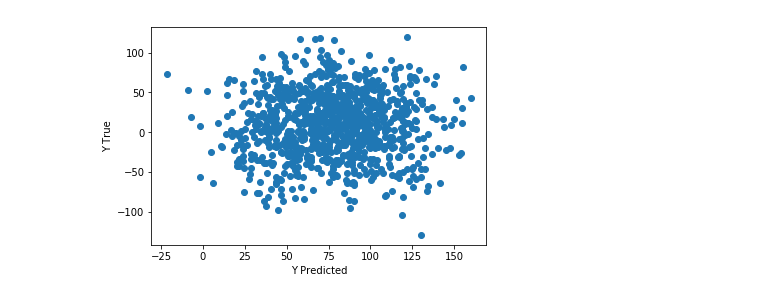
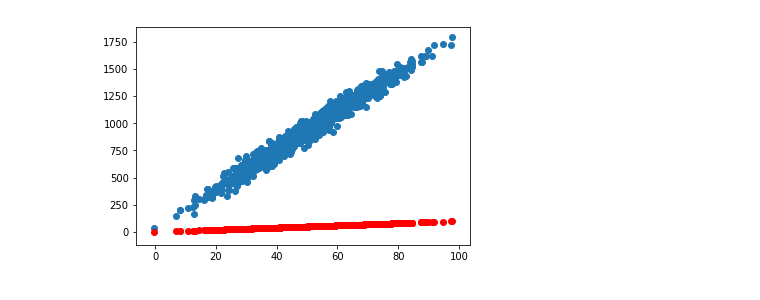
Before and after one commit to learn-co-curriculum/aug-ds-ft-2020-notebooks, a Jupyter notebook: topic23/lesson-gradient-descent.ipynb, the cells around one changed output. Saved outputs shown, nothing was run; the diff lists cells and outputs as text; code cells hidden in the pictures.

```diff
--- a/topic23/lesson-gradient-descent.ipynb
+++ b/topic23/lesson-gradient-descent.ipynb
@@ -19,12 +71,12 @@ YWBAT
 # %%
 # let's do some dumb form of finding a good coefficient
 
-betas = np.array([0, 1])
-y = np.random.randint(20, 100, 1000)
-noise = np.random.normal(20, 20, 1000)
-y = y + noise
-ones = np.ones(shape=(1000,))
-col1 = np.random.normal(10, 40, 1000)
-x = np.column_stack((ones, col1))
+beta1 = 1
 
-yhat = x.dot(betas)
+true_slope = np.random.randint(-20, 25)
+
+x = np.random.normal(50, 15, 1000)
+noise = np.random.normal(30, 50, 1000)
+y = true_slope*x + noise
+
+yhat = beta1*x
@@ -43,4 +83,6 @@ def plot_error(y, yhat):
-# %%
-plot_y_yhat(y, yhat)
-# %% [output]
-[figure, removed]
+# %%
+plt.scatter(x, y)
+plt.scatter(x, yhat, c='r')
+plt.show()
+# %% [output]
+[figure, added]
```
Also changed, not shown: parts of 11 cells of this notebook.
